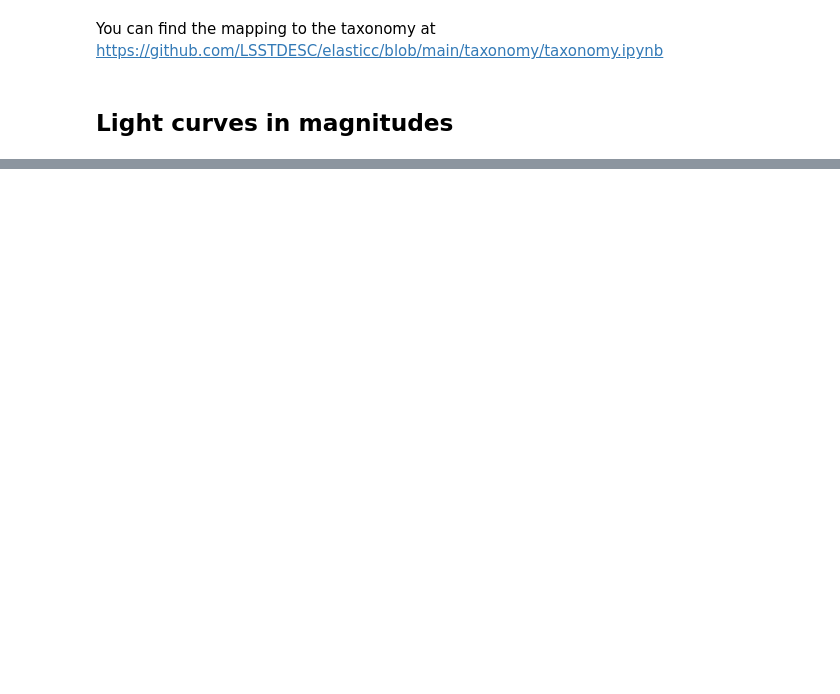
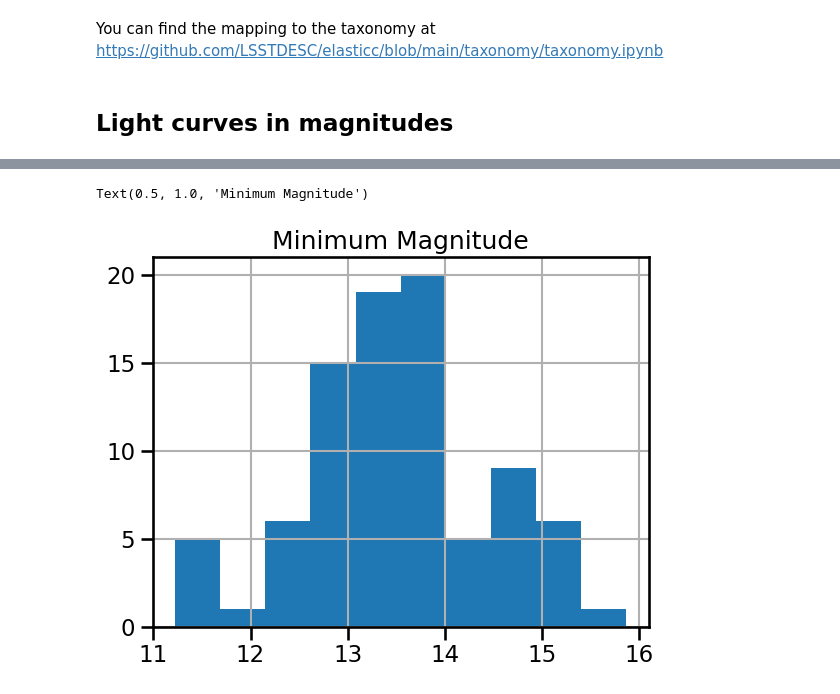
Before and after one commit to LSSTDESC/grb_orphan_afterglows, a Jupyter notebook: notebooks/elasticc_photometry.ipynb, the cells around one changed output, grey strips where cells are left out. Saved outputs shown, nothing was run; the diff lists cells and outputs as text; code cells hidden in the pictures; blank space fills up the shorter version.

Commit message:
compute minimum magnitudes on elastic photometry

```diff
--- a/notebooks/elasticc_photometry.ipynb
+++ b/notebooks/elasticc_photometry.ipynb
@@ -266,0 +286,4 @@ for index in indices:
+# %%
+# Add a column with the minimum magnitude all bands included
+pdf['mags_min_allbands'] = pdf['mags'].apply(min)
+pdf[['mags', 'mags_min_allbands']].head()
@@ -266,0 +297,20 @@ for index in indices:
+# %%
+# Add a column with a list of minimum magnitude per band
+LSST_FILTERS = ['u', 'g', 'r', 'i', 'z', 'Y']
+def get_min_mags(mags: list, filters: str) -> np.array:
+    min_mags = []
+    for f in LSST_FILTERS:
+        # get magnitudes for the current filter
+        mask = np.array([int(one==f) for one in filters])
+        filter_mags = mask * mags
+        # set 0 magnitudes to high values
+        filter_mags[filter_mags == 0] = 99
+        # get the minimum magnitude, set to nan if no data available
+        min_mag = filter_mags.min()
+        if min_mag==99:
+            min_mag = np.nan
+        min_mags.append(min_mag)
+    return np.array(min_mags)
+
+pdf['mags_min'] = pdf[['mags', 'cfilterName']].apply(lambda x: get_min_mags(x.mags, x.cfilterName), axis=1)
+pdf[['mags', 'mags_min_allbands', 'mags_min']]
@@ -266,0 +331,6 @@ for index in indices:
+# %%
+pdf['mags_min_allbands'].hist(bins=10)
+plt.title("Minimum Magnitude")
+# %% [output]
+Text(0.5, 1.0, 'Minimum Magnitude')
+[figure, added]
```
Also changed, not shown: parts of 11 cells of this notebook.
